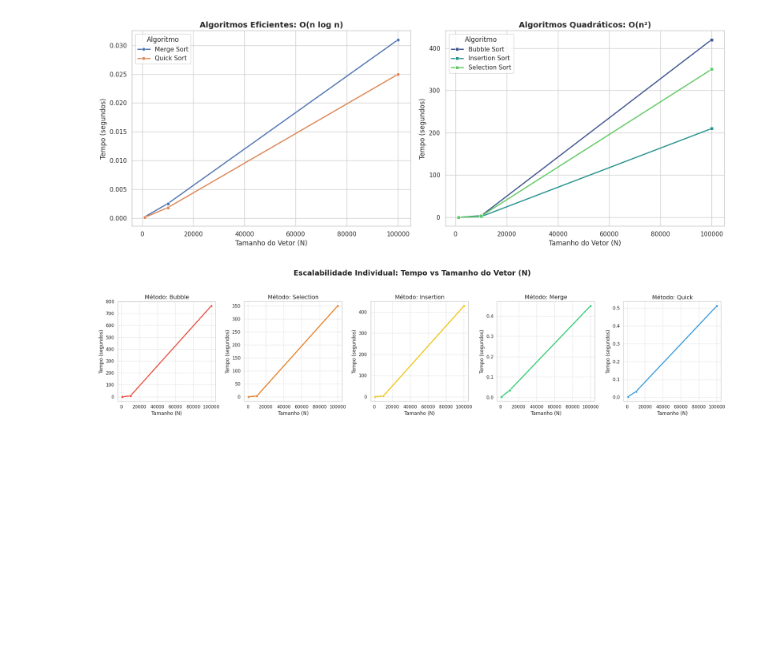
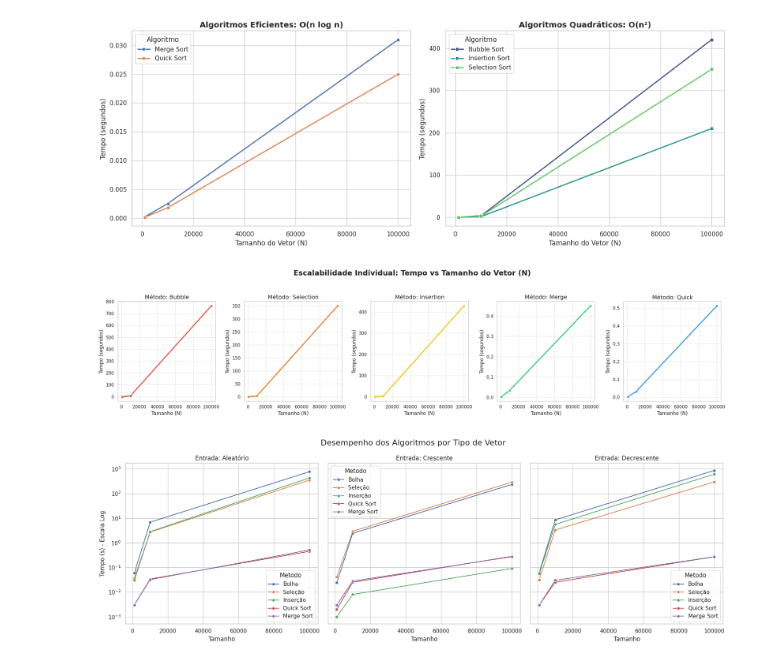
Before and after one commit to anabiarochar/Mestrado_AlgoritmosProgramacao, a Jupyter notebook: Projeto1/Gráficos.ipynb, the cells around one changed output. Drawn from its saved outputs; the diff is of its cells as text; code cells hidden in the pictures; blank space fills up the shorter version.

```diff
--- a/Projeto1/Gráficos.ipynb
+++ b/Projeto1/Gráficos.ipynb
@@ -231,3 +231,43 @@ plt.tight_layout()
 plt.show()
 # %% [output]
 [figure]
+# %%
+import pandas as pd
+import matplotlib.pyplot as plt
+import seaborn as sns
+import numpy as np
+
+# 1. Organização dos dados extraídos do documento
+data = {
+    'Metodo': ['Bolha', 'Bolha', 'Bolha', 'Bolha', 'Bolha', 'Bolha', 'Bolha', 'Bolha', 'Bolha',
+               'Seleção', 'Seleção', 'Seleção', 'Seleção', 'Seleção', 'Seleção', 'Seleção', 'Seleção', 'Seleção',
+               'Inserção', 'Inserção', 'Inserção', 'Inserção', 'Inserção', 'Inserção', 'Inserção', 'Inserção', 'Inserção',
+               'Quick Sort', 'Quick Sort', 'Quick Sort', 'Quick Sort', 'Quick Sort', 'Quick Sort', 'Quick Sort', 'Quick Sort', 'Quick Sort',
+               'Merge Sort', 'Merge Sort', 'Merge Sort', 'Merge Sort', 'Merge Sort', 'Merge Sort', 'Merge Sort', 'Merge Sort', 'Merge Sort'],
+    'Caso': ['Aleatório', 'Aleatório', 'Aleatório', 'Crescente', 'Crescente', 'Crescente', 'Decrescente', 'Decrescente', 'Decrescente']*5,
+    'Tamanho': [1000, 10000, 100000]*15,
+    'Tempo': [0.059, 6.877, 763.785, 0.024, 2.427, 233.165, 0.062, 8.529, 859.368, # Bolha
+              0.037, 2.724, 350.004, 0.041, 2.934, 287.933, 0.032, 3.300, 296.649, # Seleção
+              0.030, 2.849, 428.039, 0.001, 0.008, 0.091, 0.056, 5.567, 609.920,   # Inserção
+              0.003, 0.034, 0.449, 0.002, 0.025, 0.283, 0.003, 0.025, 0.271,       # Quick
+              0.003, 0.032, 0.512, 0.003, 0.028, 0.272, 0.003, 0.030, 0.272]       # Merge
+}
+
+df = pd.DataFrame(data)
+sns.set_theme(style="whitegrid")
+
+# --- GRÁFICO 1: Comparação por Cenário de Entrada ---
+fig1, axes = plt.subplots(1, 3, figsize=(18, 6), sharey=True)
+casos = ['Aleatório', 'Crescente', 'Decrescente']
+
+for i, caso in enumerate(casos):
+    sns.lineplot(ax=axes[i], data=df[df['Caso'] == caso], x='Tamanho', y='Tempo', hue='Metodo', marker='o')
+    axes[i].set_title(f'Entrada: {caso}')
+    axes[i].set_yscale('log') # Escala logarítmica essencial para visualizar Quick/Merge
+    axes[i].set_ylabel('Tempo (s) - Escala Log')
+
+plt.suptitle('Desempenho dos Algoritmos por Tipo de Vetor', fontsize=16)
+plt.tight_layout()
+plt.show()
+# %% [output]
+[figure, added]
```
Also changed, not shown: parts of 3 cells of this notebook.
